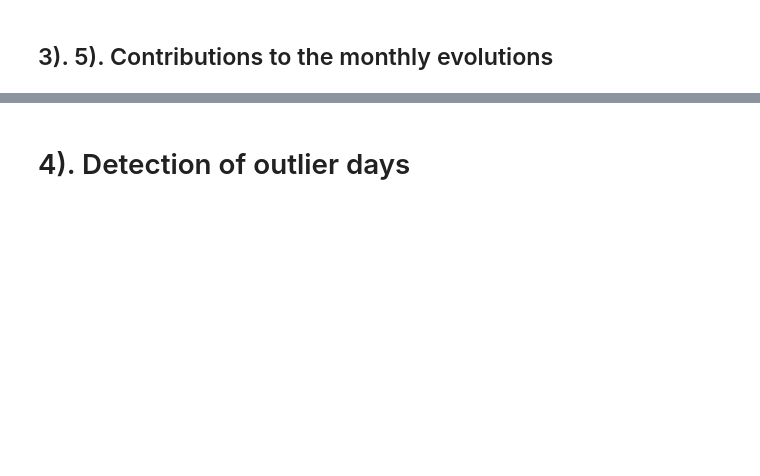
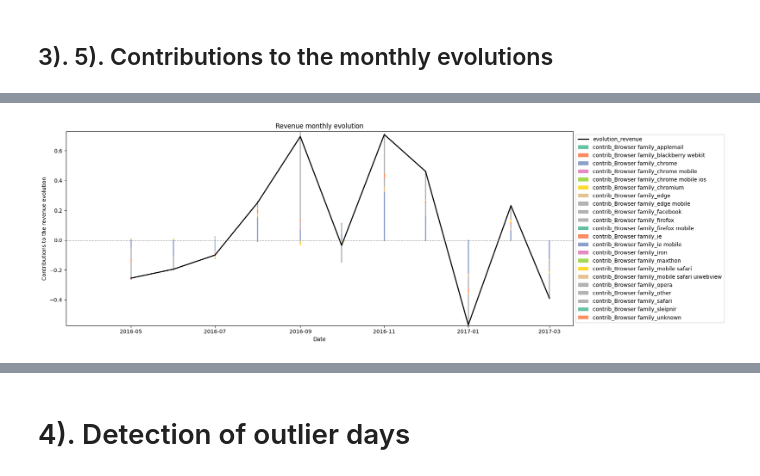
Before and after one commit to elissamim/e_commerce_traffic, a Jupyter notebook: notebooks/revenue_analysis.ipynb, the cells around one changed output, grey strips where cells are left out. Drawn from its saved outputs; the diff is of its cells as text; code cells hidden in the pictures; blank space fills up the shorter version.

```diff
--- a/notebooks/revenue_analysis.ipynb
+++ b/notebooks/revenue_analysis.ipynb
@@ -294,0 +401,7 @@ plot_contributions(df_contrib_all,
+# %%
+plot_contributions(df_contrib_all,
+                   "evolution_revenue",
+                   [col for col in df_contrib_all.columns
+                   if col.startswith("contrib_Browser family")])
+# %% [output]
+[figure, added]
```
Also changed, not shown: parts of 26 cells of this notebook, 1 other file.
